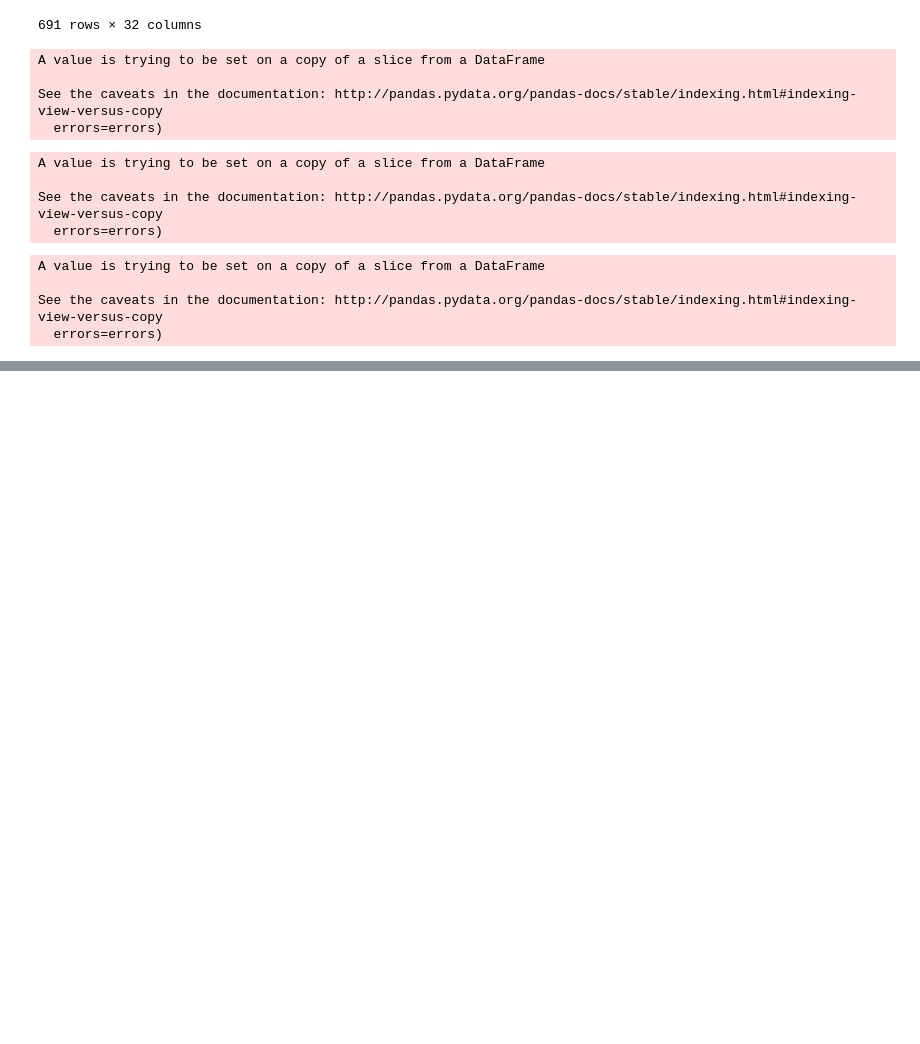
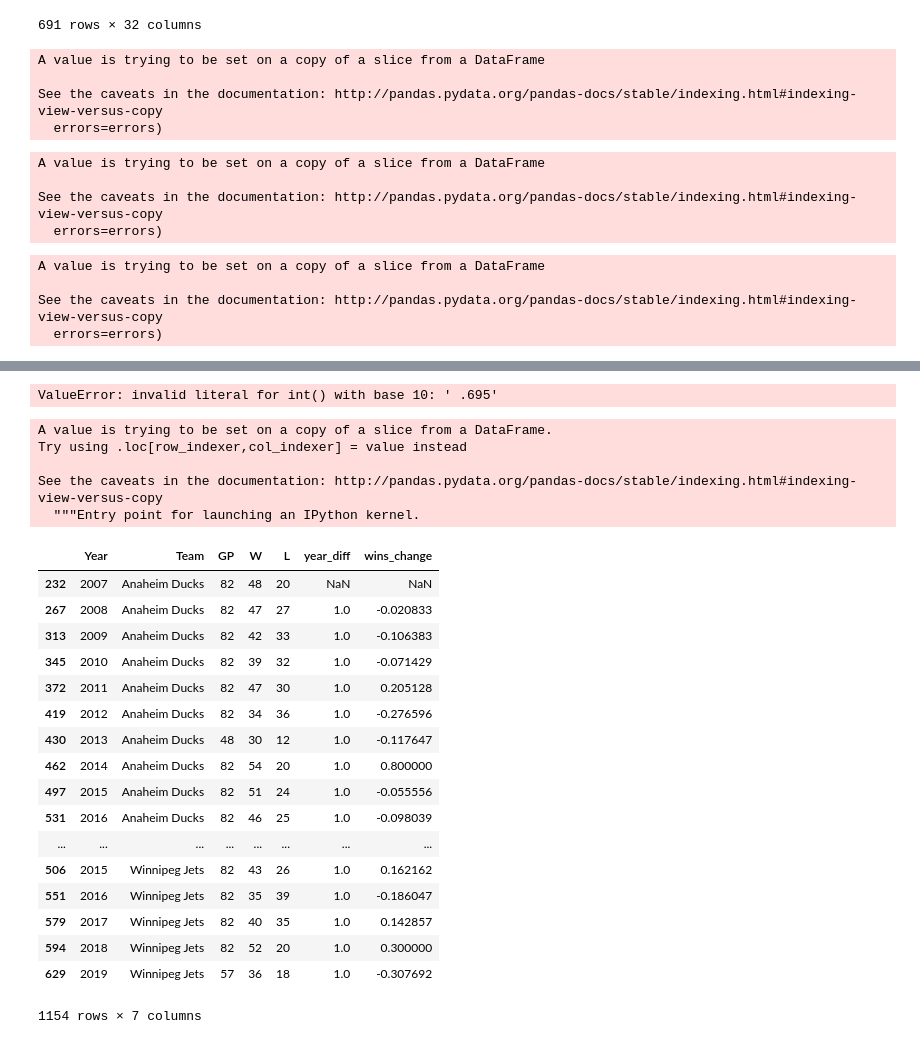
Before and after one commit to AustinMadert/hockey_data_performance, a Jupyter notebook: capstone_project1/cleaning_hockeyref.ipynb, the cells around one changed output, grey strips where cells are left out. Cells and saved outputs as stored; diff of their text form; code cells hidden in the pictures; blank space fills up the shorter version.

Commit message:
Got wins percent change for performance data

```diff
--- a/capstone_project1/cleaning_hockeyref.ipynb
+++ b/capstone_project1/cleaning_hockeyref.ipynb
@@ -368,0 +381,4 @@ fullclean
+# %%
+fullclean.astype({'Year': int, 'Team': str, 'GP': int, 'W': int, 'L': int, 'GF': int, 'GA': int})
+# %% [output]
+ValueError: invalid literal for int() with base 10: ' .695'
@@ -368,0 +394,35 @@ fullclean
+# %%
+final['Team'] = fixed
+# %% [output]
+A value is trying to be set on a copy of a slice from a DataFrame.
+Try using .loc[row_indexer,col_indexer] = value instead
+
+See the caveats in the documentation: http://pandas.pydata.org/pandas-docs/stable/indexing.html#indexing-view-versus-copy
+  """Entry point for launching an IPython kernel.
+# %%
+final.sort_values(by=['Team','Year'], inplace=True)
+# %%
+final['year_diff'] = final['Year'].diff()
+# %%
+final['wins_change'] = final['W'].pct_change()
+# %%
+final
+# %% [output]
+|  | Year | Team | GP | W | L | year_diff | wins_change |
+| 232 | 2007 | Anaheim Ducks | 82 | 48 | 20 | NaN | NaN |
+| 267 | 2008 | Anaheim Ducks | 82 | 47 | 27 | 1.0 | -0.020833 |
+| 313 | 2009 | Anaheim Ducks | 82 | 42 | 33 | 1.0 | -0.106383 |
+| 345 | 2010 | Anaheim Ducks | 82 | 39 | 32 | 1.0 | -0.071429 |
+| 372 | 2011 | Anaheim Ducks | 82 | 47 | 30 | 1.0 | 0.205128 |
+| 419 | 2012 | Anaheim Ducks | 82 | 34 | 36 | 1.0 | -0.276596 |
+| 430 | 2013 | Anaheim Ducks | 48 | 30 | 12 | 1.0 | -0.117647 |
+| 462 | 2014 | Anaheim Ducks | 82 | 54 | 20 | 1.0 | 0.800000 |
+| 497 | 2015 | Anaheim Ducks | 82 | 51 | 24 | 1.0 | -0.055556 |
+| 531 | 2016 | Anaheim Ducks | 82 | 46 | 25 | 1.0 | -0.098039 |
+| ... | ... | ... | ... | ... | ... | ... | ... |
+| 506 | 2015 | Winnipeg Jets | 82 | 43 | 26 | 1.0 | 0.162162 |
+| 551 | 2016 | Winnipeg Jets | 82 | 35 | 39 | 1.0 | -0.186047 |
+| 579 | 2017 | Winnipeg Jets | 82 | 40 | 35 | 1.0 | 0.142857 |
+| 594 | 2018 | Winnipeg Jets | 82 | 52 | 20 | 1.0 | 0.300000 |
+| 629 | 2019 | Winnipeg Jets | 57 | 36 | 18 | 1.0 | -0.307692 |
+1154 rows × 7 columns
```
Also changed, not shown: parts of 9 cells of this notebook.
